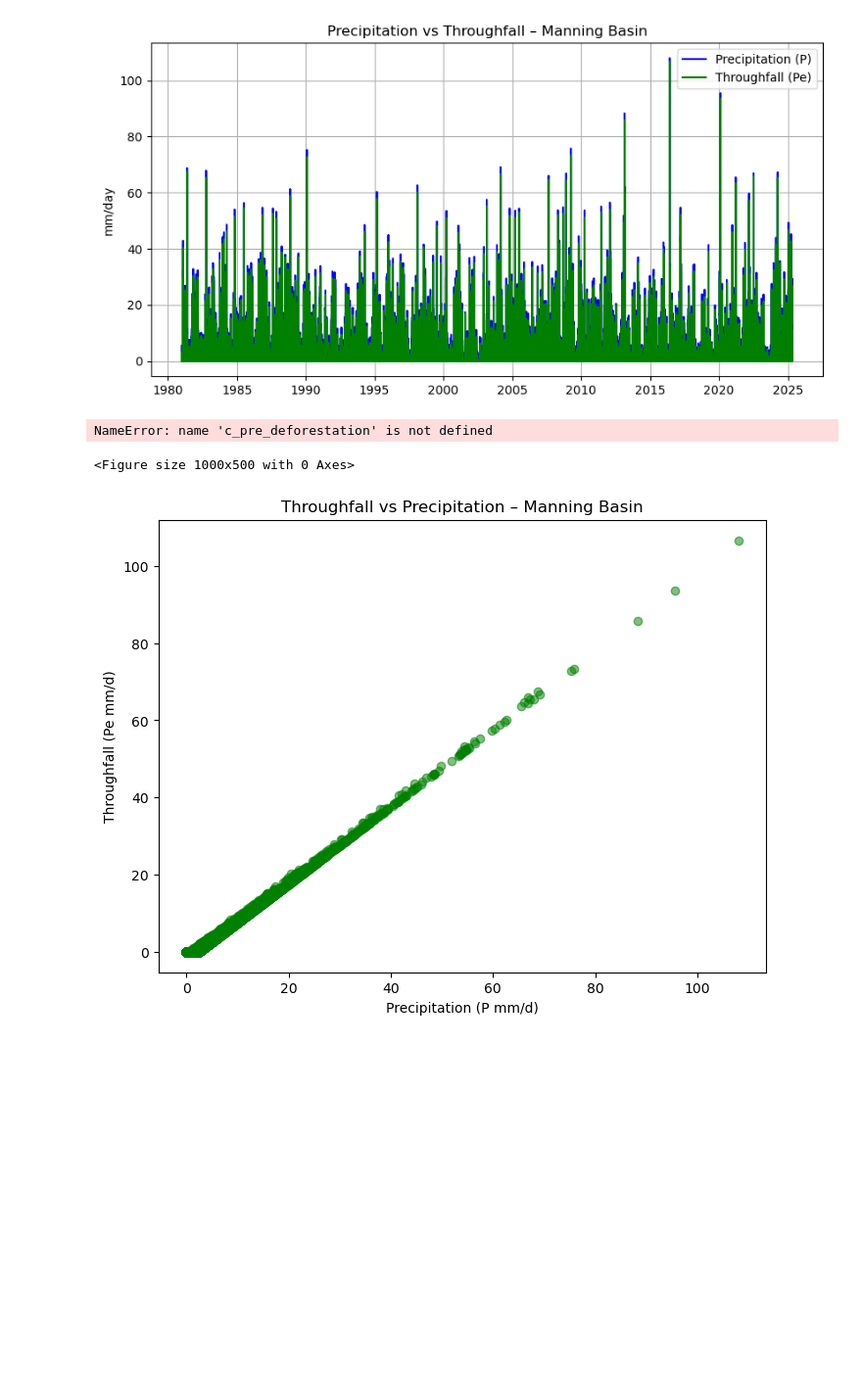
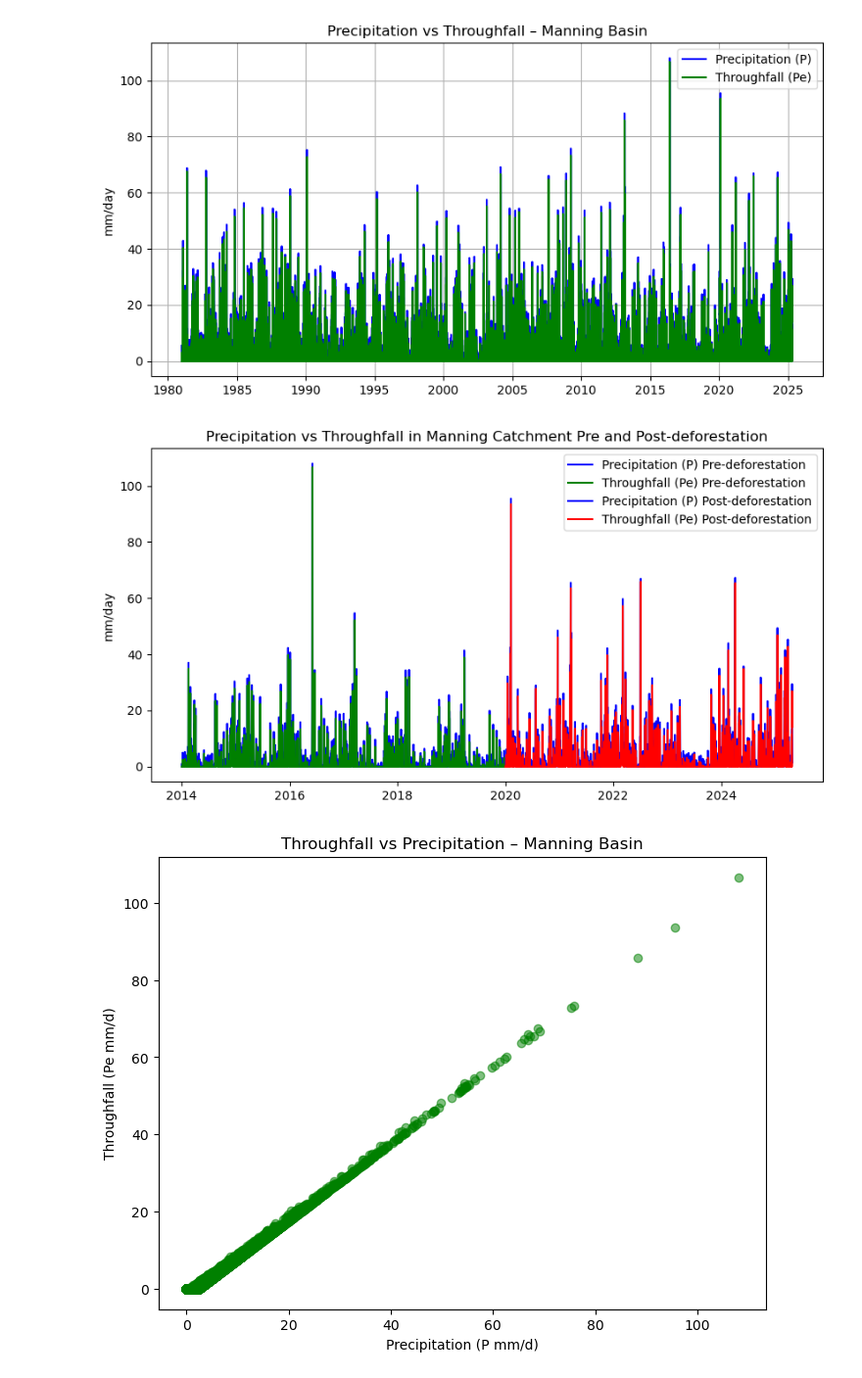
Before and after one commit to eWaterCycle/teaching-materials, a Jupyter notebook: book/exercise_journal_ann_laura/2_processes_vegetation.ipynb, the cells around one changed output. Shown at 98% size. Drawn from its saved outputs; the diff is of its cells as text; code cells hidden in the pictures; blank space fills up the shorter version.

```diff
--- a/book/exercise_journal_ann_laura/2_processes_vegetation.ipynb
+++ b/book/exercise_journal_ann_laura/2_processes_vegetation.ipynb
@@ -239,17 +239,16 @@ plt.show()
 # %%
 #plot precip v throughfall for pre and post deforestation
 plt.figure(figsize=(10,5))
 plt.plot(c_pre_deforestation.index, c_pre_deforestation["P mm/d"], label="Precipitation (P) Pre-deforestation", color="blue")
 plt.plot(c_pre_deforestation.index, c_pre_deforestation["Pe mm/d"], label="Throughfall (Pe) Pre-deforestation", color="green")
-plt.plot(c_post_deforestation.index, c_post_deforestation["P mm/d"], label="Precipitation (P) Post-deforestation", color="cyan")
-plt.plot(c_post_deforestation.index, c_post_deforestation["Pe mm/d"], label="Throughfall (Pe) Post-deforestation", color="lime")
+plt.plot(c_post_deforestation.index, c_post_deforestation["P mm/d"], label="Precipitation (P) Post-deforestation", color="blue")
+plt.plot(c_post_deforestation.index, c_post_deforestation["Pe mm/d"], label="Throughfall (Pe) Post-deforestation", color="red")
 plt.ylabel("mm/day")
 plt.title("Precipitation vs Throughfall in Manning Catchment Pre and Post-deforestation")
 plt.legend()
 plt.show()
 # %% [output]
-NameError: name 'c_pre_deforestation' is not defined
-<Figure size 1000x500 with 0 Axes>
+[figure, added]
 # %%
 ratio = data["Pe mm/d"].mean() / data["P mm/d"].mean()
 ratio
```
Also changed, not shown: parts of 1 cell of this notebook, 1 other file.
